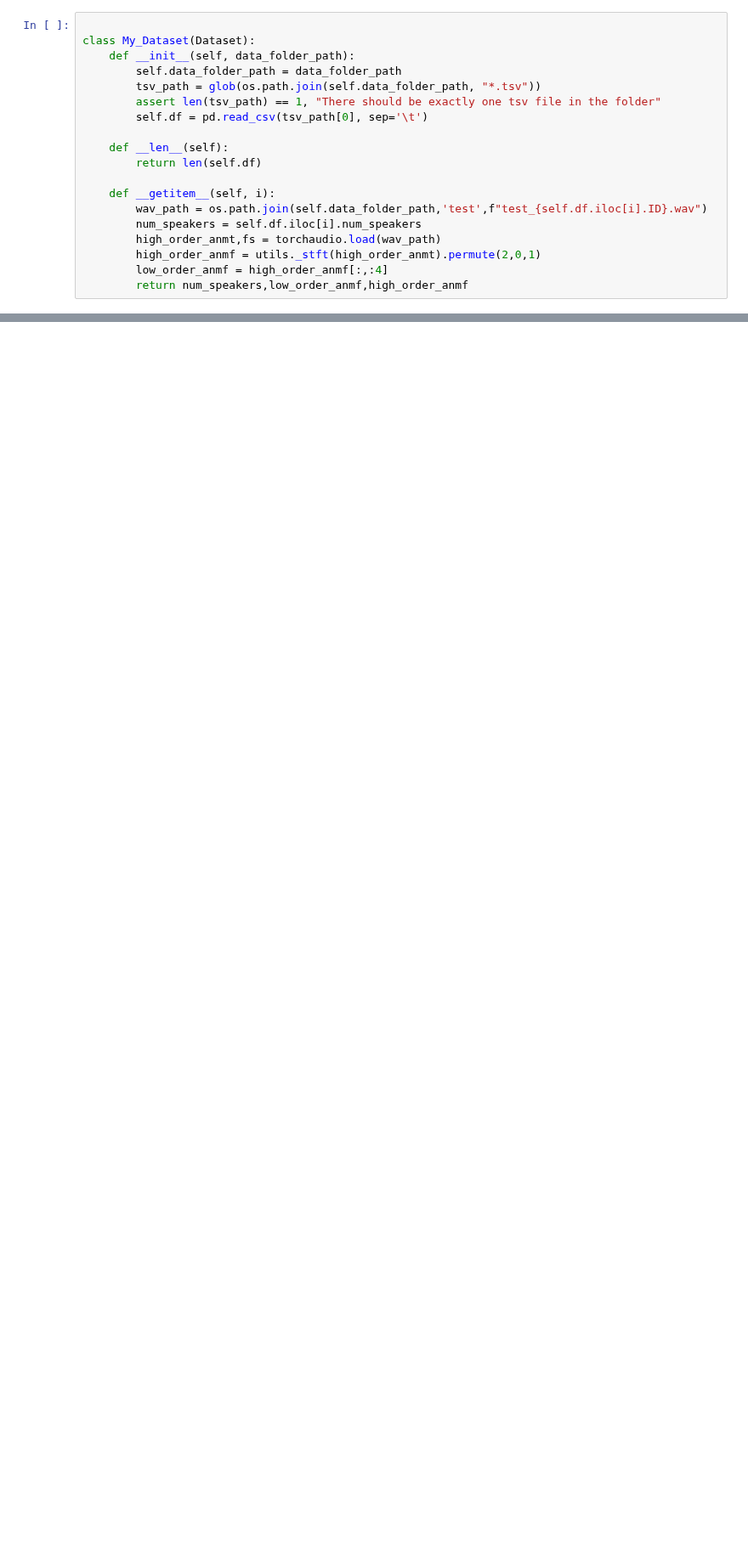
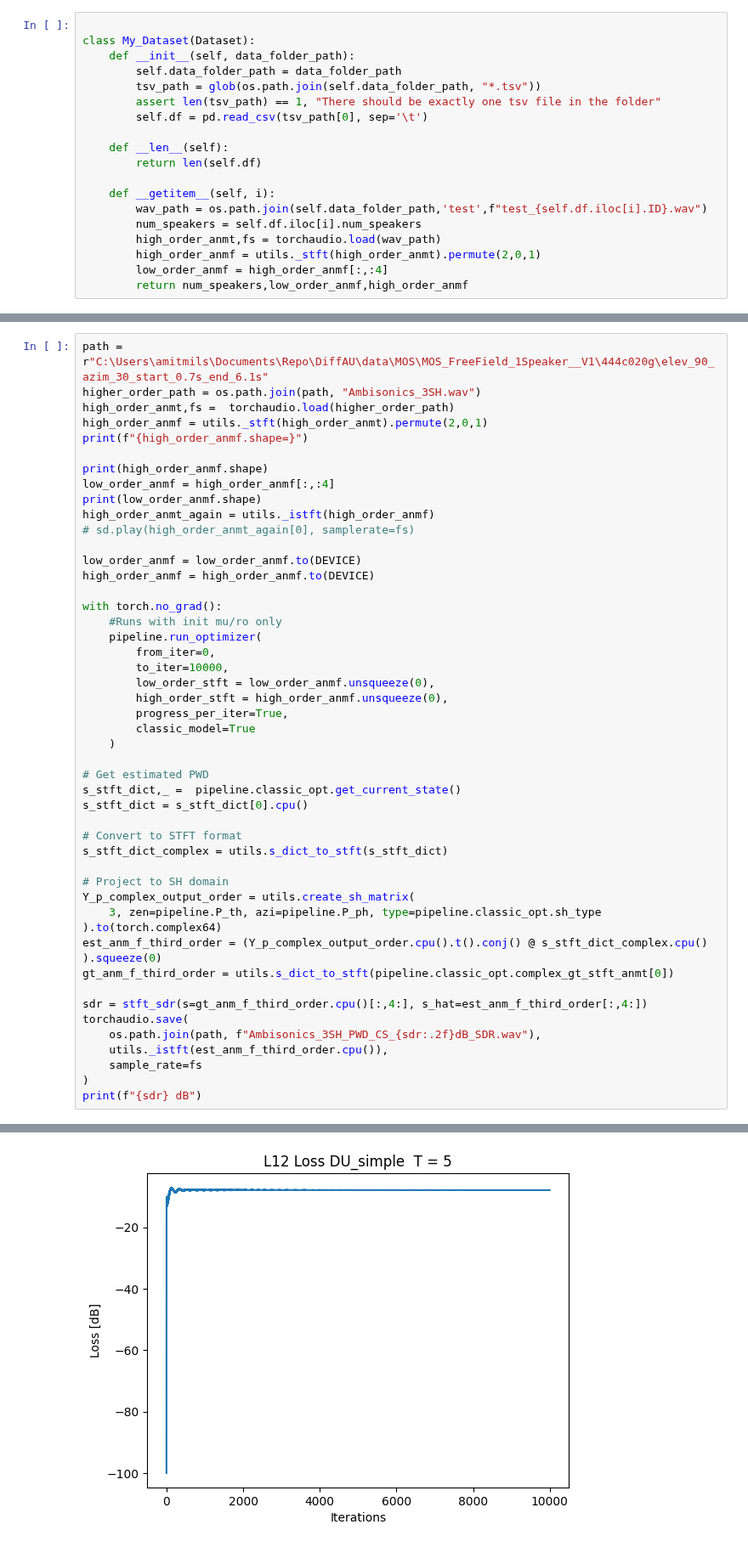
Before and after one commit to Amitmils/AmbisonicUpscaling, a Jupyter notebook: Run_analysis.ipynb, the cells around one changed output, grey strips where cells are left out. Shown at 85% size. Cells and saved outputs as stored; diff of their text form; blank space fills up the shorter version.

```diff
--- a/Run_analysis.ipynb
+++ b/Run_analysis.ipynb
@@ -75,0 +83,50 @@ class My_Dataset(Dataset):
+# %%
+path = r"C:\Users\amitmils\Documents\Repo\DiffAU\data\MOS\MOS_FreeField_1Speaker__V1\444c020g\elev_90_azim_30_start_0.7s_end_6.1s"
+higher_order_path = os.path.join(path, "Ambisonics_3SH.wav")
+high_order_anmt,fs =  torchaudio.load(higher_order_path)
+high_order_anmf = utils._stft(high_order_anmt).permute(2,0,1)
+print(f"{high_order_anmf.shape=}")
+
+print(high_order_anmf.shape)
+low_order_anmf = high_order_anmf[:,:4]
+print(low_order_anmf.shape)
+high_order_anmt_again = utils._istft(high_order_anmf)
+# sd.play(high_order_anmt_again[0], samplerate=fs)
+
+low_order_anmf = low_order_anmf.to(DEVICE)
+high_order_anmf = high_order_anmf.to(DEVICE)
+
+with torch.no_grad():
+    #Runs with init mu/ro only
+    pipeline.run_optimizer(
+        from_iter=0,
+        to_iter=10000,
+        low_order_stft = low_order_anmf.unsqueeze(0),
+        high_order_stft = high_order_anmf.unsqueeze(0),
+        progress_per_iter=True,
+        classic_model=True
+    )
+
+# Get estimated PWD
+s_stft_dict,_ =  pipeline.classic_opt.get_current_state()
+s_stft_dict = s_stft_dict[0].cpu()
+
+# Convert to STFT format
+s_stft_dict_complex = utils.s_dict_to_stft(s_stft_dict)
+
+# Project to SH domain
+Y_p_complex_output_order = utils.create_sh_matrix(
+    3, zen=pipeline.P_th, azi=pipeline.P_ph, type=pipeline.classic_opt.sh_type
+).to(torch.complex64)
+est_anm_f_third_order = (Y_p_complex_output_order.cpu().t().conj() @ s_stft_dict_complex.cpu()
+).squeeze(0)
+gt_anm_f_third_order = utils.s_dict_to_stft(pipeline.classic_opt.complex_gt_stft_anmt[0])
+
+sdr = stft_sdr(s=gt_anm_f_third_order.cpu()[:,4:], s_hat=est_anm_f_third_order[:,4:])
+torchaudio.save(
+    os.path.join(path, f"Ambisonics_3SH_PWD_CS_{sdr:.2f}dB_SDR.wav"),
+    utils._istft(est_anm_f_third_order.cpu()),
+    sample_rate=fs
+)
+print(f"{sdr} dB")
+# %% [output]
@@ -75,0 +136 @@ class My_Dataset(Dataset):
+[figure, added]
```
Also changed, not shown: parts of 9 cells of this notebook, 6 other files.
